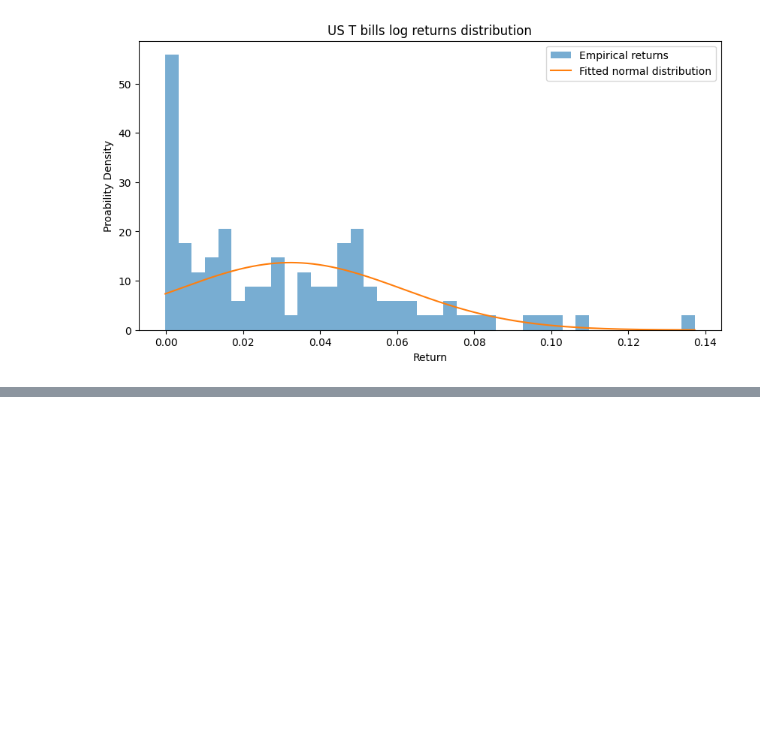
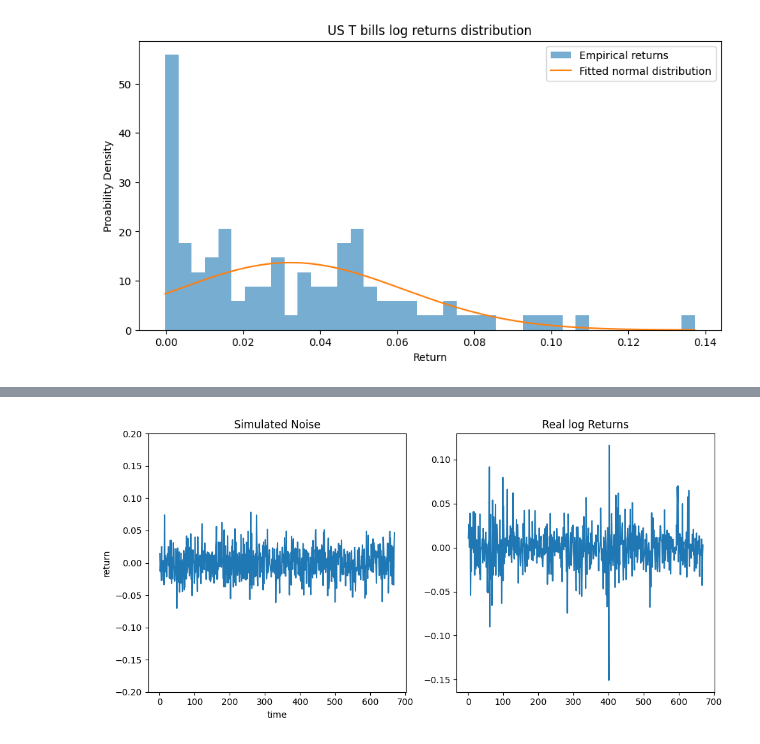
Before and after one commit to FerCorcuera/mit-quant-finance, a Jupyter notebook: Portfolio Theory/historic_returns_on_portfolios.ipynb, the cells around one changed output, grey strips where cells are left out. Cells and saved outputs as stored; diff of their text form; code cells hidden in the pictures; blank space fills up the shorter version.

```diff
--- a/Portfolio Theory/historic_returns_on_portfolios.ipynb
+++ b/Portfolio Theory/historic_returns_on_portfolios.ipynb
@@ -136,0 +297,22 @@ plot_return_distribution(
+# %%
+# simulating a random walk with the btc properties
+
+noise = np.random.normal(loc=report["mean"], scale=report["std"], size=len(btcusdcp))
+
+fig, (ax1, ax2) = plt.subplots(1, 2, figsize=(10, 5))
+
+# Primer gráfico (izquierda)
+ax1.plot(btcusdcp.index, noise)
+ax1.set_ylim(-0.2, 0.2)
+ax1.set_xlabel("time")
+ax1.set_ylabel("return")
+ax1.set_title("Simulated Noise")
+
+
+ax2.plot(btcusdcp.index, btcusdcp["log_returns"])
+ax2.set_title("Real log Returns")
+
+plt.tight_layout()
+plt.show()
+# %% [output]
+[figure, added]
```
Also changed, not shown: parts of 15 cells of this notebook, 1 other file.
